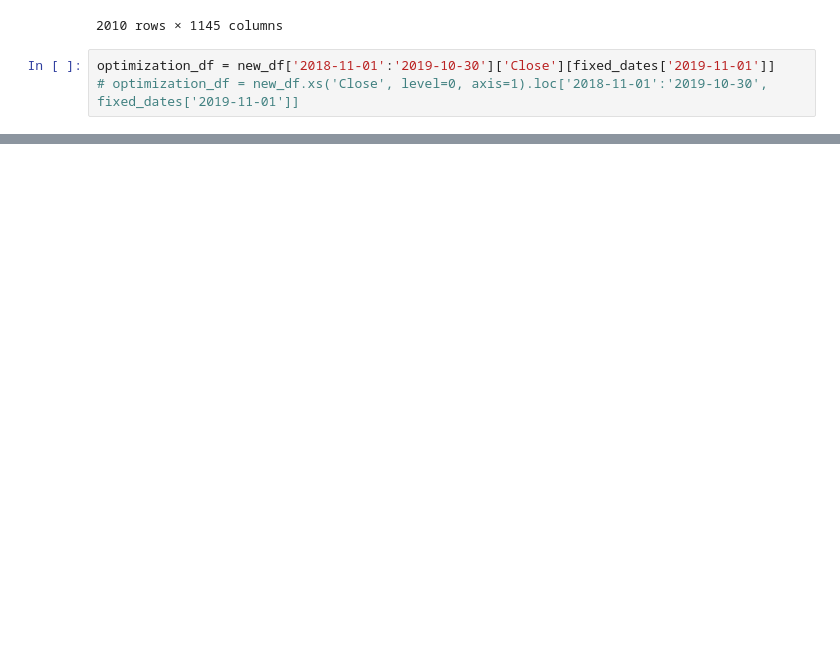
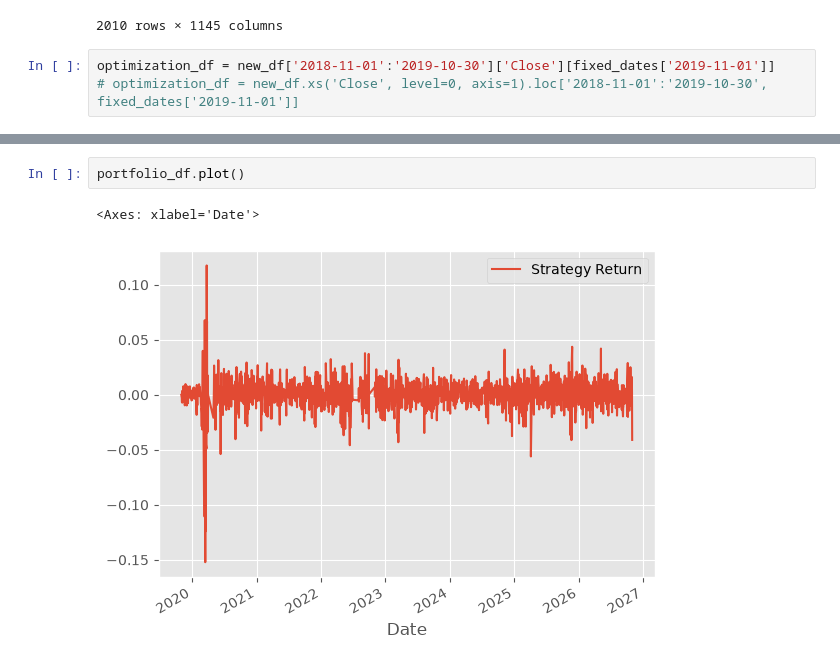
Before and after one commit to swaraj2107/Unsupervised_Learning_Trading_Strategy, a Jupyter notebook: main_program.ipynb, the cells around one changed output, grey strips where cells are left out. Cells and saved outputs as stored; diff of their text form; blank space fills up the shorter version.

```diff
--- a/main_program.ipynb
+++ b/main_program.ipynb
@@ -509,0 +583,5 @@ temp_df
+# %%
+portfolio_df.plot()
+# %% [output]
+<Axes: xlabel='Date'>
+[figure, added]
```
Also changed, not shown: parts of 21 cells of this notebook.
